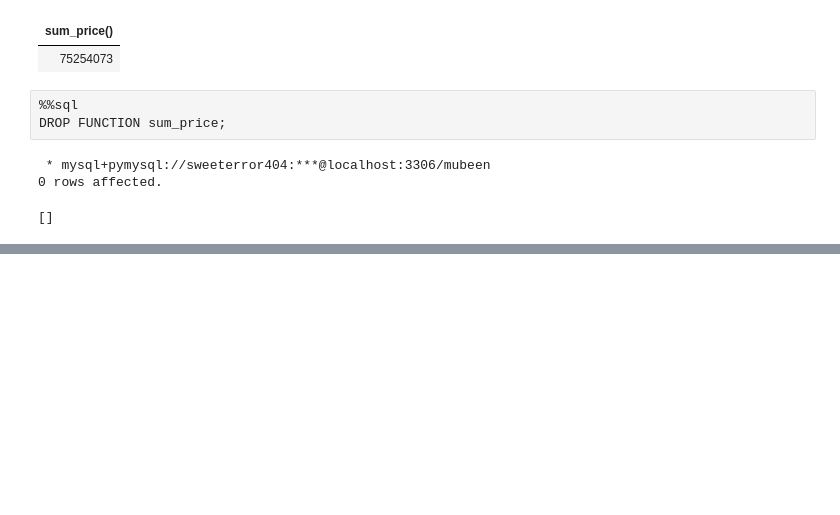
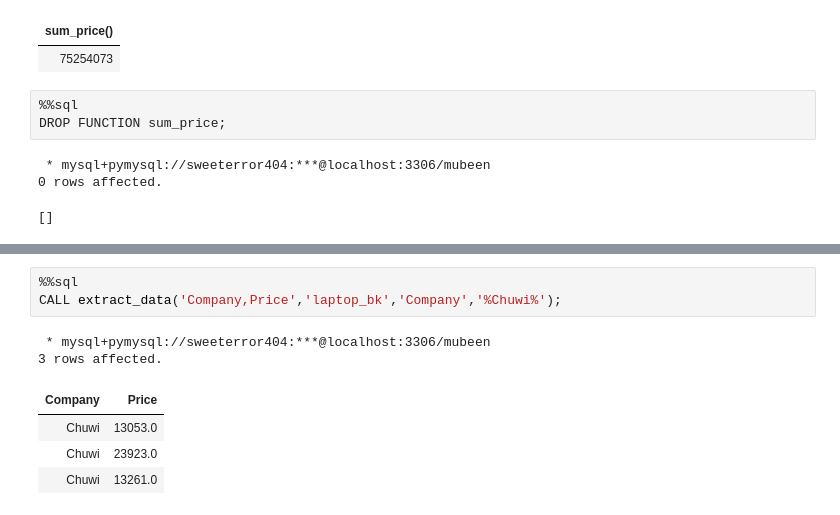
Before and after one commit to Mubeen-Ahmad/python_11, a Jupyter notebook: sql/dynamic_sql.ipynb, the cells around one changed output, grey strips where cells are left out. Saved outputs shown, nothing was run; the diff lists cells and outputs as text; blank space fills up the shorter version.

```diff
--- a/sql/dynamic_sql.ipynb
+++ b/sql/dynamic_sql.ipynb
@@ -378,0 +460,10 @@ DROP FUNCTION sum_price;
+# %%
+%%sql
+CALL extract_data('Company,Price','laptop_bk','Company','%Chuwi%');
+# %% [output]
+ * mysql+pymysql://sweeterror404:***@localhost:3306/mubeen
+3 rows affected.
+| Company | Price |
+| Chuwi | 13053.0 |
+| Chuwi | 23923.0 |
+| Chuwi | 13261.0 |
```
Also changed, not shown: parts of 16 cells of this notebook, 2 other files.
